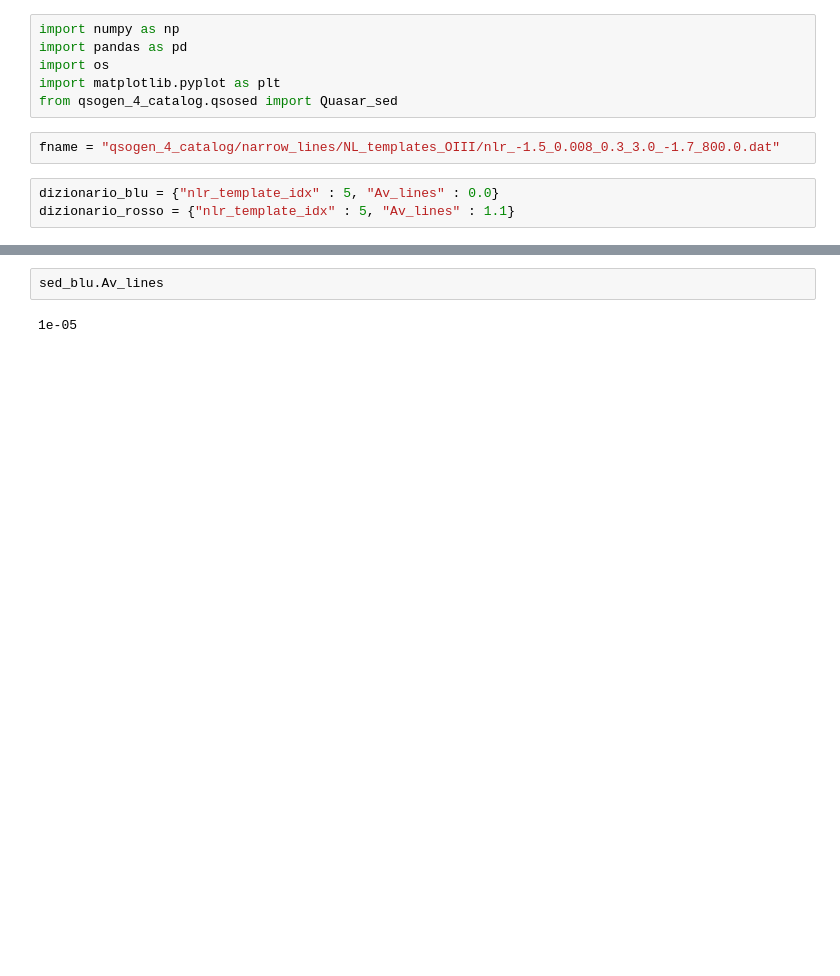
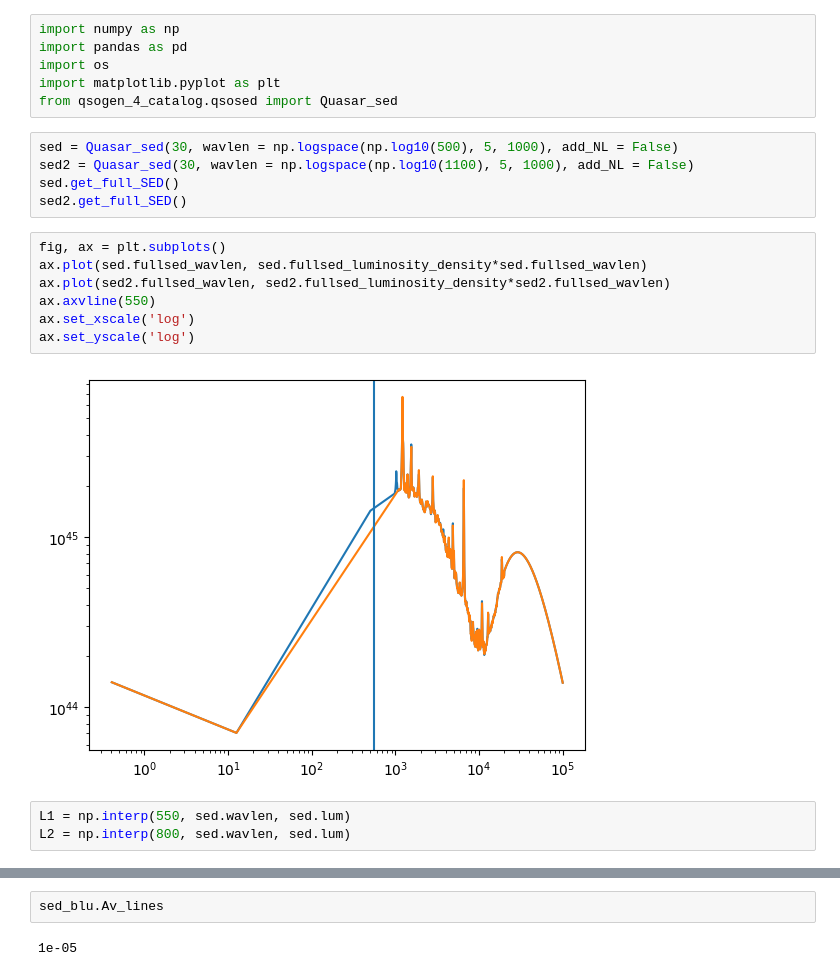
Before and after one commit to ivanosaccheo/mock_catalog_SED, a Jupyter notebook: abacus.ipynb, the cells around one changed output, grey strips where cells are left out. Cells and saved outputs as stored; diff of their text form; blank space fills up the shorter version.

```diff
--- a/abacus.ipynb
+++ b/abacus.ipynb
@@ -4,8 +4,20 @@ import pandas as pd
 import os
 import matplotlib.pyplot as plt
 from qsogen_4_catalog.qsosed import Quasar_sed
-# %%
-fname = "qsogen_4_catalog/narrow_lines/NL_templates_OIII/nlr_-1.5_0.008_0.3_3.0_-1.7_800.0.dat"
-# %%
-dizionario_blu = {"nlr_template_idx" : 5, "Av_lines" : 0.0}
-dizionario_rosso = {"nlr_template_idx" : 5, "Av_lines" : 1.1}
+# %%
+sed = Quasar_sed(30, wavlen = np.logspace(np.log10(500), 5, 1000), add_NL = False)
+sed2 = Quasar_sed(30, wavlen = np.logspace(np.log10(1100), 5, 1000), add_NL = False)
+sed.get_full_SED()
+sed2.get_full_SED()
+# %%
+fig, ax = plt.subplots()
+ax.plot(sed.fullsed_wavlen, sed.fullsed_luminosity_density*sed.fullsed_wavlen)
+ax.plot(sed2.fullsed_wavlen, sed2.fullsed_luminosity_density*sed2.fullsed_wavlen)
+ax.axvline(550)
+ax.set_xscale('log')
+ax.set_yscale('log')
+# %% [output]
+[figure, added]
+# %%
+L1 = np.interp(550, sed.wavlen, sed.lum)
+L2 = np.interp(800, sed.wavlen, sed.lum)
```
Also changed, not shown: parts of 4 cells of this notebook, 2 other files.
